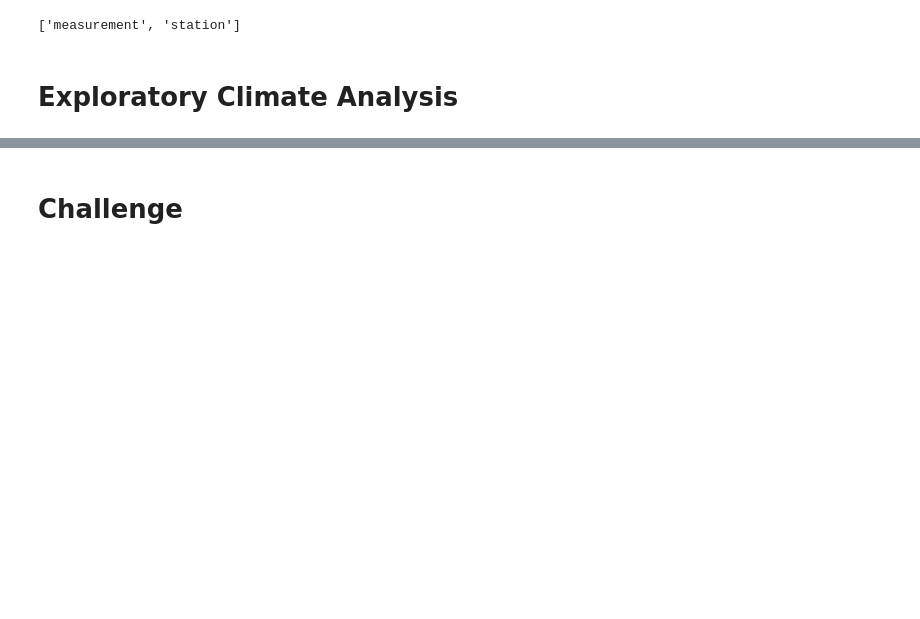
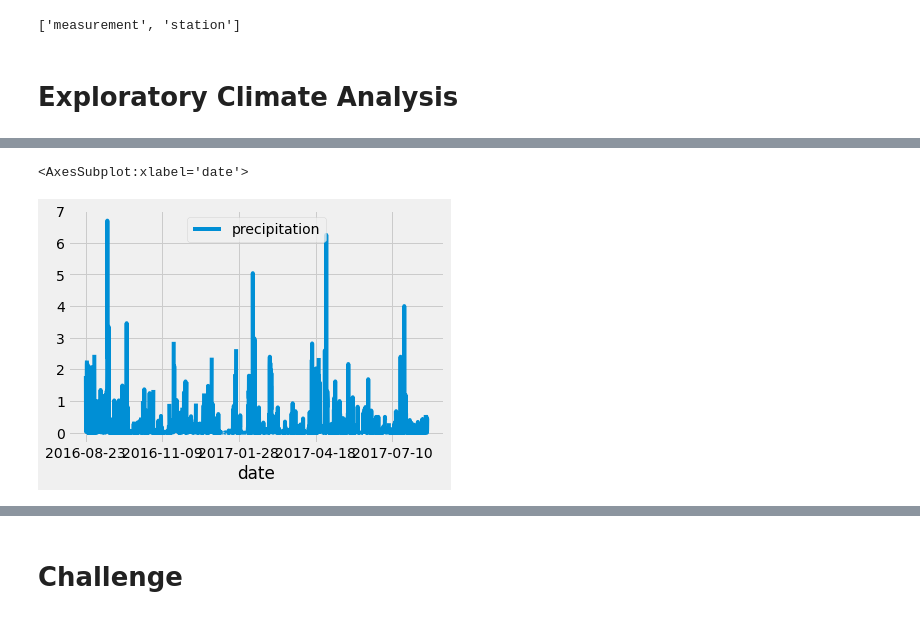
Before and after one commit to TheLittlePrincess/Module_9_surfs_up, a Jupyter notebook: climate_analysis.ipynb, the cells around one changed output, grey strips where cells are left out. Cells and saved outputs as stored; diff of their text form; code cells hidden in the pictures; blank space fills up the shorter version.

```diff
--- a/climate_analysis.ipynb
+++ b/climate_analysis.ipynb
@@ -45,13 +45,16 @@ session = Session(engine)
 # %%
 # Design a query to retrieve the last 12 months of precipitation data and plot the results.
 #Starting from the last data point in the database.
+prev_year = dt.date(2017, 8, 23)
 
 # Calculate the date one year from the last date in data set.
+prev_year = dt.date(2017, 8, 23) - dt.timedelta(days=365)
 
 # Perform a query to retrieve the data and precipitation scores
 
-# Save the query results as a Pandas DataFrame and set the index to the date column
+#create a variable to store the results of the query
+results = []
 
-# Sort the dataframe by date
+results = session.query(Measurement.date, Measurement.prcp)
 
-# Use Pandas Plotting with Matplotlib to plot the data
+print(results.all())
@@ -57,0 +67,4 @@ session = Session(engine)
+# %%
+#to make sure they are put on a list, so we add .all()
+results = session.query(Measurement.date, Measurement.prcp).filter(Measurement.date >= prev_year).all()
+print(results)
@@ -57,0 +73,9 @@ session = Session(engine)
+# %%
+# Save the query results as a Pandas DataFrame and set the index to the date column
+##to save our results as a DataFrame, provide the results variable as one parameter and specify the column names as the second parameter
+df = pd.DataFrame(results, columns=['date','precipitation'])
+
+# set the index to the date column. This will make the date column the first column. inplace = True do it in the same, faslse in new one
+df.set_index(df['date'], inplace=True)
+
+print(df)
@@ -57,0 +136,5 @@ session = Session(engine)
+# %%
+# Sort the dataframe by date
+df = df.sort_index()
+
+print(df.to_string(index=False))
@@ -58,2 +159,8 @@ session = Session(engine)
+# %%
+# Use Pandas Plotting with Matplotlib to plot the data
+df.plot()
+# %% [output]
+<AxesSubplot:xlabel='date'>
+[figure, added]
 # %%
 # Use Pandas to calcualte the summary statistics for the precipitation data
```
Also changed, not shown: parts of 8 cells of this notebook.
